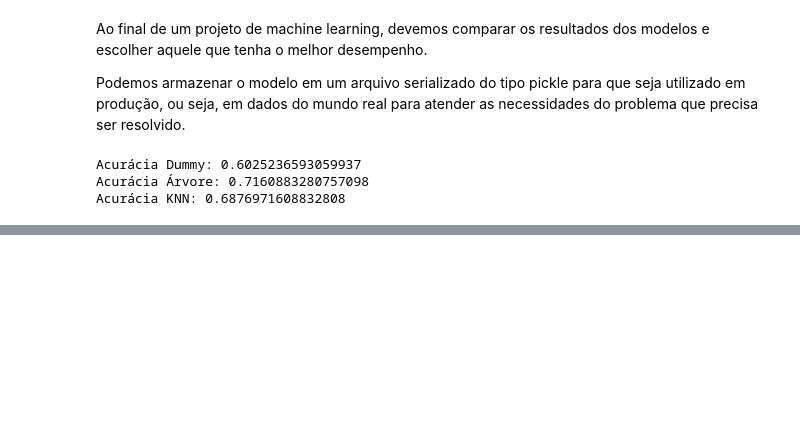
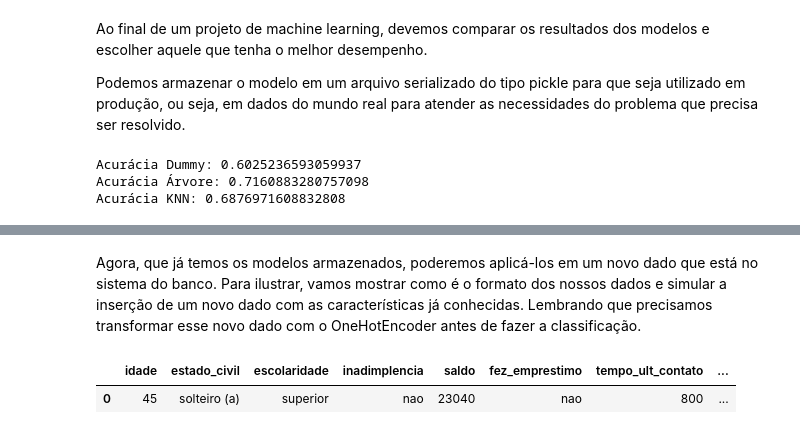
Before and after one commit to KelvynAmaral/ProjetoML_USJT, a Jupyter notebook: notebooks/USJTA3.ipynb, the cells around one changed output, grey strips where cells are left out. Cells and saved outputs as stored; diff of their text form; code cells hidden in the pictures; blank space fills up the shorter version.

```diff
--- a/notebooks/USJTA3.ipynb
+++ b/notebooks/USJTA3.ipynb
@@ -417,0 +451,19 @@ Acurácia KNN: 0.6876971608832808
+# %% [markdown]
+Agora, que já temos os modelos armazenados, poderemos aplicá-los em um novo dado que está no sistema do banco. Para ilustrar, vamos mostrar como é o formato dos nossos dados e simular a inserção de um novo dado com as características já conhecidas. Lembrando que precisamos transformar esse novo dado com o OneHotEncoder antes de fazer a classificação.
+# %%
+novo_dado = {
+    'idade': [45],
+    'estado_civil':['solteiro (a)'],
+    'escolaridade':['superior'],
+    'inadimplencia': ['nao'],
+    'saldo': [23040],
+    'fez_emprestimo': ['nao'],
+    'tempo_ult_contato': [800],
+    'numero_contatos': [4]
+}
+# %%
+novo_dado = pd.DataFrame(novo_dado)
+novo_dado
+# %% [output]
+|  | idade | estado_civil | escolaridade | inadimplencia | saldo | fez_emprestimo | tempo_ult_contato | ... |
+| 0 | 45 | solteiro (a) | superior | nao | 23040 | nao | 800 | ... |
```
Also changed, not shown: parts of 14 cells of this notebook, 2 other files.
